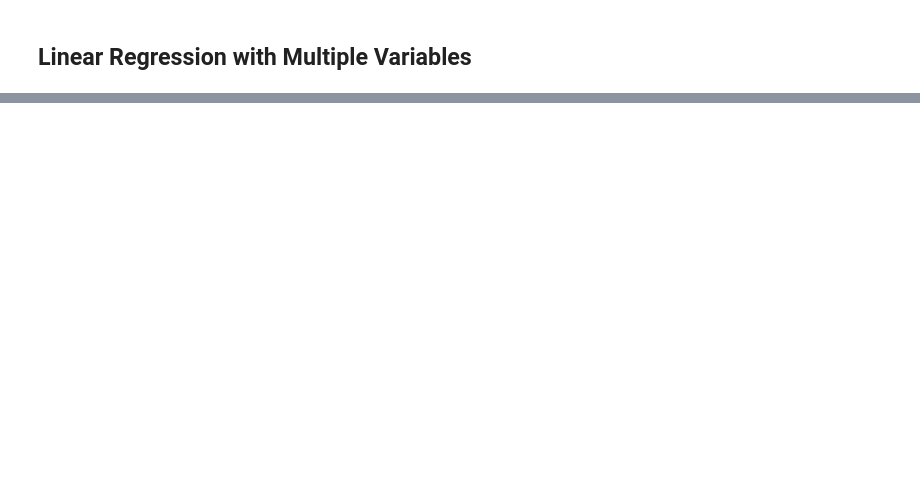
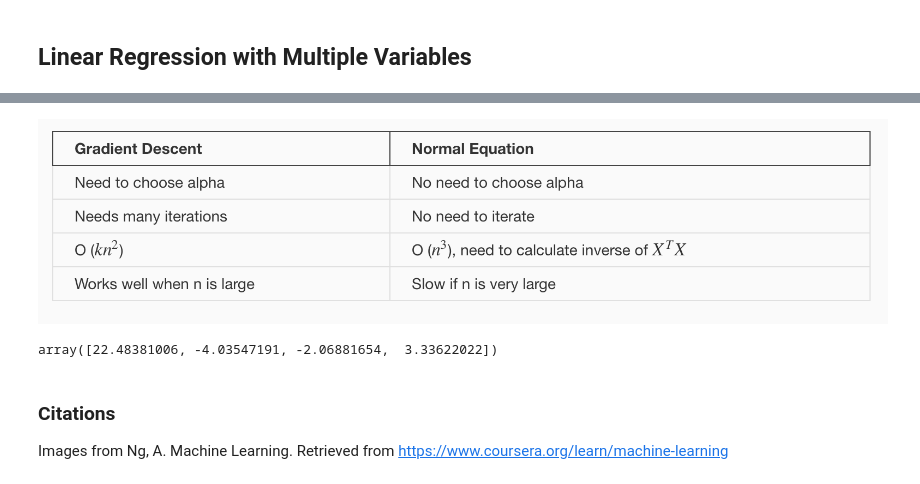
Before and after one commit to mwakaba2/machine_learning_crash_course, a Jupyter notebook: notebooks/lesson_1_predict_boston_housing_prices.ipynb, the cells around one changed output, grey strips where cells are left out. Cells and saved outputs as stored; diff of their text form; code cells hidden in the pictures; blank space fills up the shorter version.

```diff
--- a/notebooks/lesson_1_predict_boston_housing_prices.ipynb
+++ b/notebooks/lesson_1_predict_boston_housing_prices.ipynb
@@ -180,0 +262,4 @@ WIP
+# %%
+Image(filename="../imgs/lesson_1_gd_vs_ne.png", width=1000, height=700)
+# %% [output]
+[figure, added]
@@ -180,0 +268,7 @@ WIP
+# %%
+final_theta_list
+# %% [output]
+array([22.48381006, -4.03547191, -2.06881654,  3.33622022])
+# %% [markdown]
+### Citations
+Images from Ng, A. Machine Learning. Retrieved from https://www.coursera.org/learn/machine-learning
```
Also changed, not shown: parts of 21 cells of this notebook, 2 other files.
